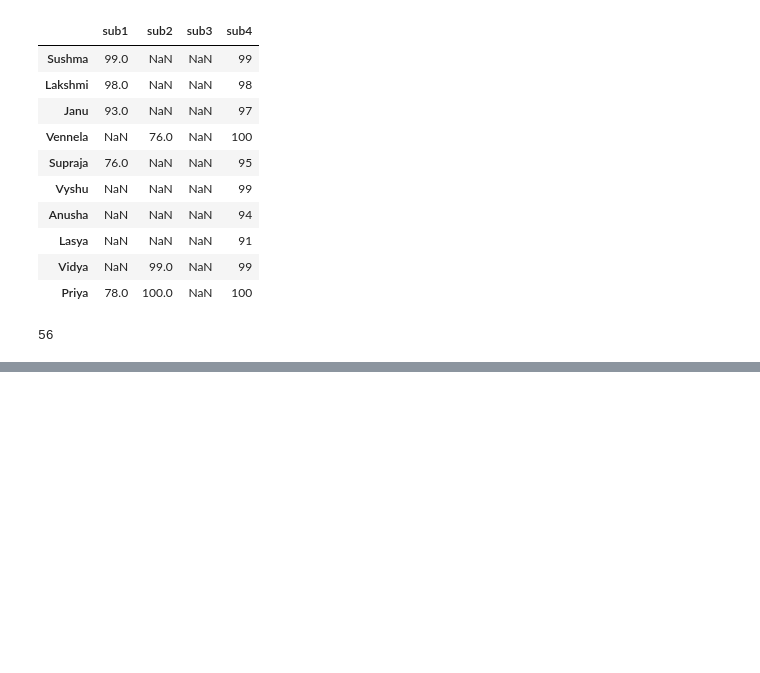
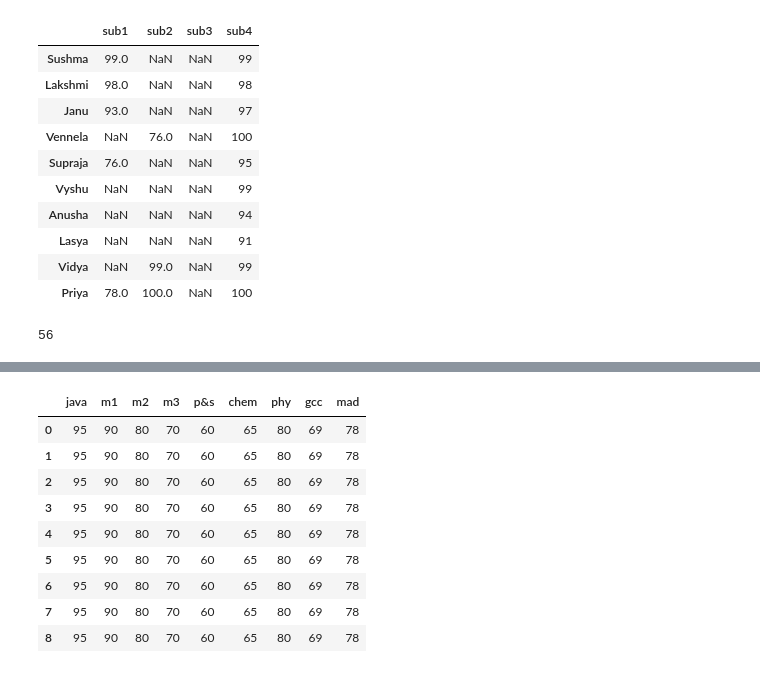
Before and after one commit to lasyasrigonela/GIST-git, a Jupyter notebook: Day4File2.ipynb, the cells around one changed output, grey strips where cells are left out. Cells and saved outputs as stored; diff of their text form; code cells hidden in the pictures; blank space fills up the shorter version.

```diff
--- a/Day4File2.ipynb
+++ b/Day4File2.ipynb
@@ -450,0 +676,14 @@ marks.sub1['Vennela']
+# %%
+apssdc=pd.read_excel('apssdcexcel.xlsx')
+apssdc
+# %% [output]
+|  | java | m1 | m2 | m3 | p&s | chem | phy | gcc | mad |
+| 0 | 95 | 90 | 80 | 70 | 60 | 65 | 80 | 69 | 78 |
+| 1 | 95 | 90 | 80 | 70 | 60 | 65 | 80 | 69 | 78 |
+| 2 | 95 | 90 | 80 | 70 | 60 | 65 | 80 | 69 | 78 |
+| 3 | 95 | 90 | 80 | 70 | 60 | 65 | 80 | 69 | 78 |
+| 4 | 95 | 90 | 80 | 70 | 60 | 65 | 80 | 69 | 78 |
+| 5 | 95 | 90 | 80 | 70 | 60 | 65 | 80 | 69 | 78 |
+| 6 | 95 | 90 | 80 | 70 | 60 | 65 | 80 | 69 | 78 |
+| 7 | 95 | 90 | 80 | 70 | 60 | 65 | 80 | 69 | 78 |
+| 8 | 95 | 90 | 80 | 70 | 60 | 65 | 80 | 69 | 78 |
```
Also changed, not shown: parts of 29 cells of this notebook, 2 other files.
